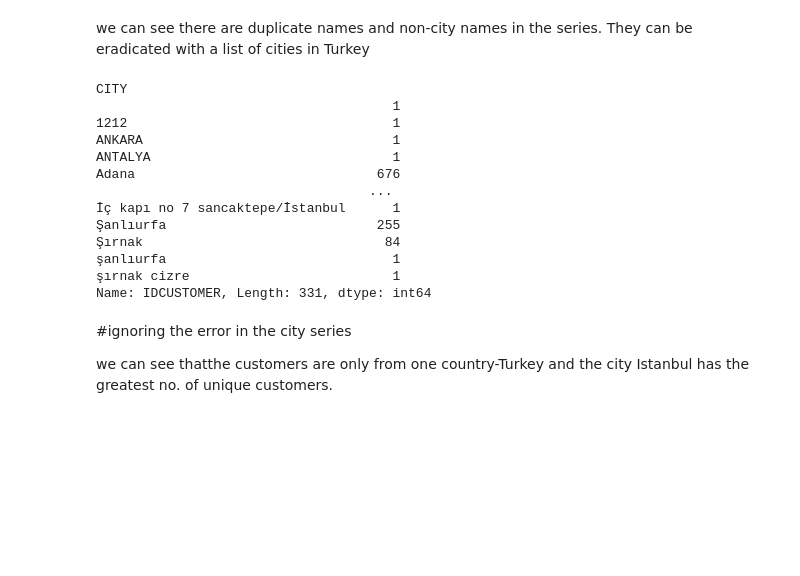
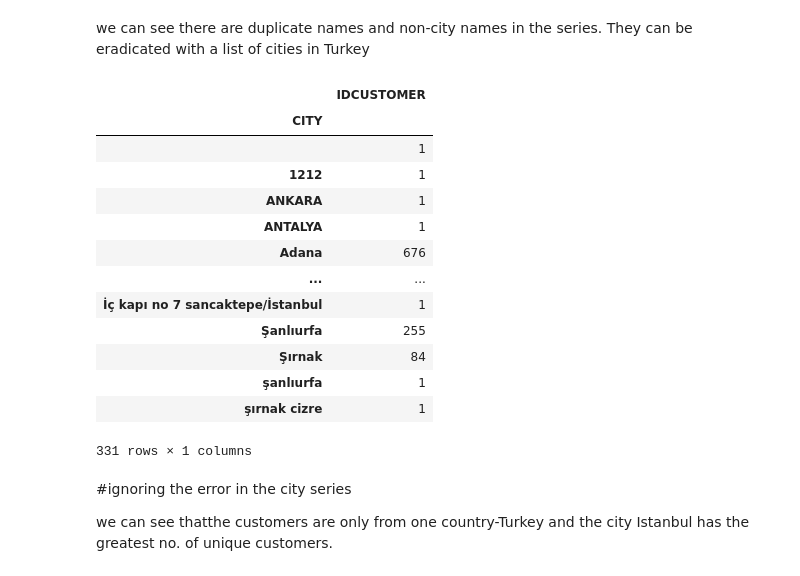
Before and after one commit to Drake300/Realtimetest, a Jupyter notebook: assgnmnt24-10.ipynb, the cells around one changed output. Cells and saved outputs as stored; diff of their text form; code cells hidden in the pictures; blank space fills up the shorter version.

```diff
--- a/assgnmnt24-10.ipynb
+++ b/assgnmnt24-10.ipynb
@@ -146,21 +146,22 @@ Batman Merkez -  1
 we can see there are duplicate names and non-city names in the series.
 They can be eradicated with a list of cities in Turkey
 # %%
-df.groupby('CITY')['IDCUSTOMER'].count()
+(df.groupby('CITY')['IDCUSTOMER'].count()).to_frame()
 # %% [output]
+|  | IDCUSTOMER |
+| CITY |  |
+|  | 1 |
+| 1212 | 1 |
+| ANKARA | 1 |
+| ANTALYA | 1 |
+| Adana | 676 |
+| ... | ... |
+| İç kapı no 7 sancaktepe/İstanbul | 1 |
+| Şanlıurfa | 255 |
+| Şırnak | 84 |
+| şanlıurfa | 1 |
+| şırnak cizre | 1 |
-CITY
-                                      1
-1212                                  1
-ANKARA                                1
-ANTALYA                               1
-Adana                               676
-                                   ...
-İç kapı no 7 sancaktepe/İstanbul      1
-Şanlıurfa                           255
-Şırnak                               84
-şanlıurfa                             1
-şırnak cizre                          1
-Name: IDCUSTOMER, Length: 331, dtype: int64
+331 rows × 1 columns
 # %%
 # import difflib
 # df['CITY'].get_close_matches
```
Also changed, not shown: parts of 6 cells of this notebook.
